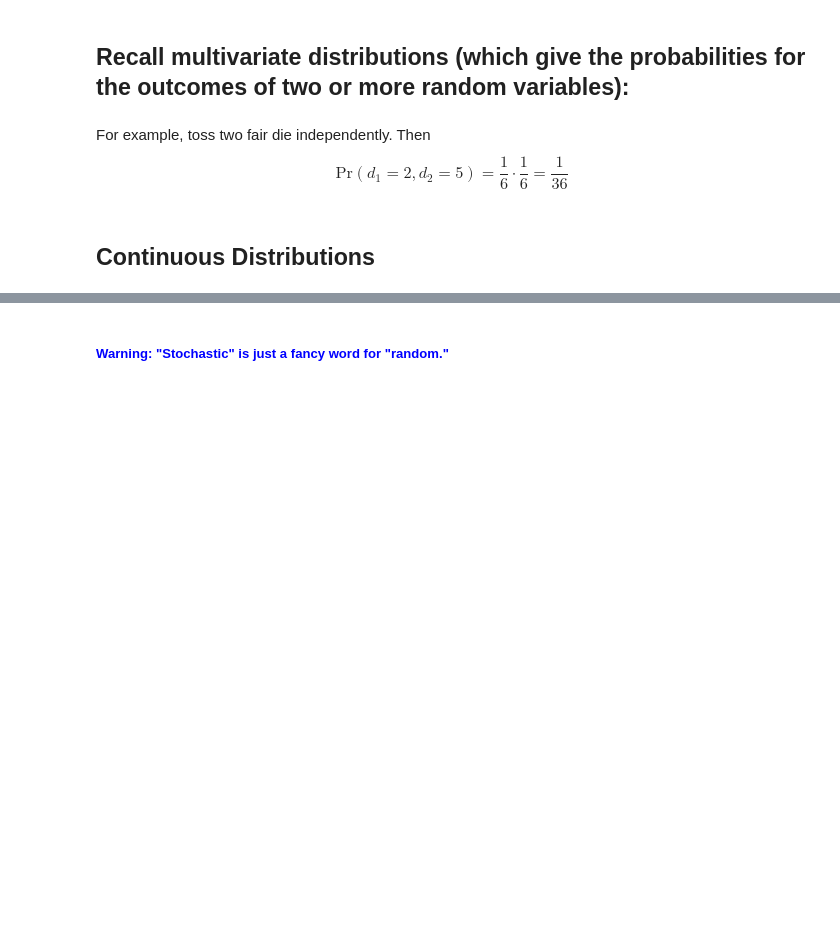
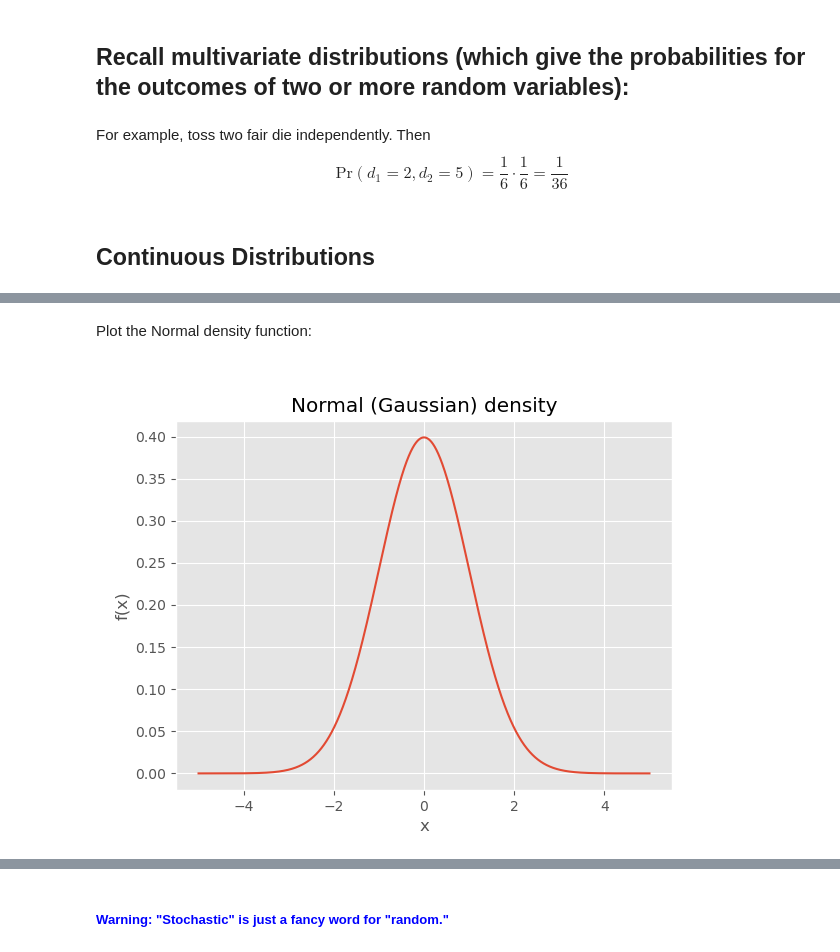
Before and after one commit to mettinger/python, a Jupyter notebook: interviewKickstart/interviewKickstart.ipynb, the cells around one changed output, grey strips where cells are left out. Drawn from its saved outputs; the diff is of its cells as text; code cells hidden in the pictures; blank space fills up the shorter version.

```diff
--- a/interviewKickstart/interviewKickstart.ipynb
+++ b/interviewKickstart/interviewKickstart.ipynb
@@ -127,0 +182,17 @@ For example, toss two fair die independently.  Then $$\text{Pr}(d_1 = 2, d_2 = 5
+# %% [markdown]
+Plot the Normal density function:
+# %%
+mu = 0
+sigma = 1
+
+x = np.linspace(mu - (5 * sigma), mu + (5 * sigma), 5000)
+normalDensity = scipy.stats.norm.pdf(x, loc=mu, scale = sigma)
+
+plt.figure()
+plt.plot(x, normalDensity)
+plt.title('Normal (Gaussian) density')
+plt.xlabel('x')
+plt.ylabel('f(x)')
+plt.show()
+# %% [output]
+[figure, added]
```
Also changed, not shown: parts of 22 cells of this notebook.
